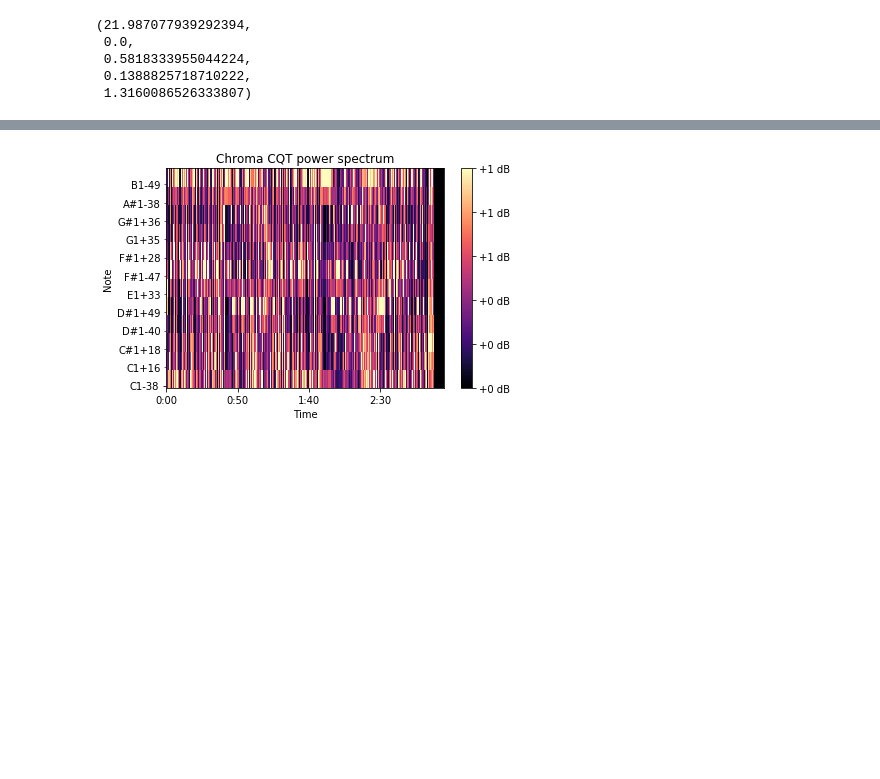
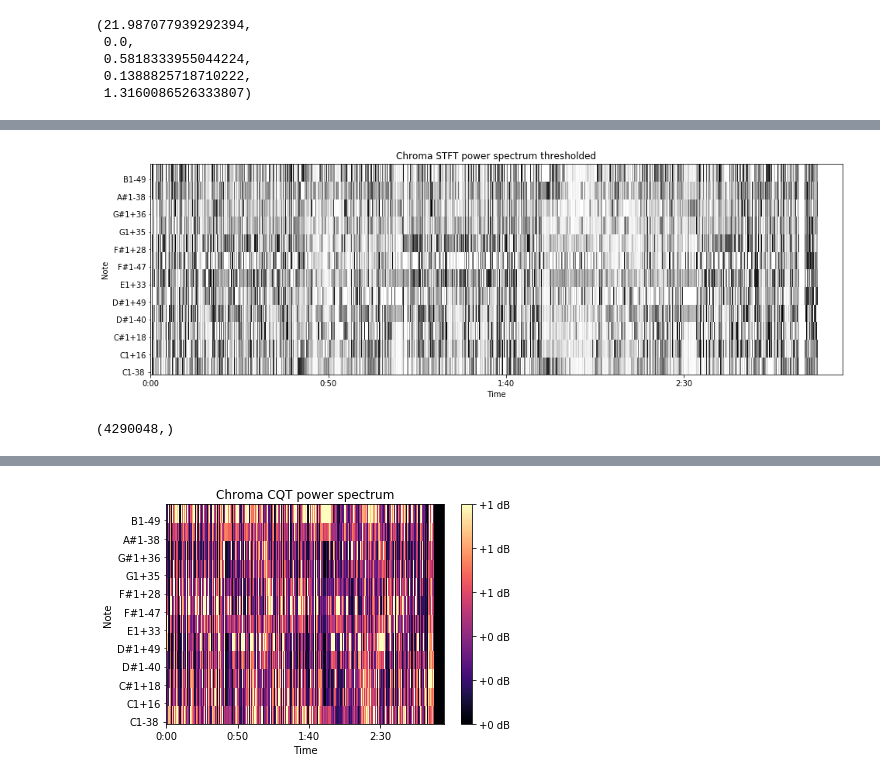
Before and after one commit to leomrocha/musicart, a Jupyter notebook: notebooks/Music-Transforms-Samples.ipynb, the cells around one changed output, grey strips where cells are left out. Saved outputs shown, nothing was run; the diff lists cells and outputs as text; code cells hidden in the pictures; blank space fills up the shorter version.

```diff
--- a/notebooks/Music-Transforms-Samples.ipynb
+++ b/notebooks/Music-Transforms-Samples.ipynb
@@ -215,0 +248,5 @@ plt.show()
+# %%
+threshold = 0.95
+thidx = chroma_stft > threshold
+chstft = np.copy(chroma_stft)
+chstft[thidx] = 0
@@ -215,0 +257,14 @@ plt.show()
+# %%
+plt.figure(figsize=(16, 5))
+librosa.display.specshow(chstft, x_axis='time', y_axis='cqt_note',cmap='gray_r')
+# plt.colorbar(format='%+2.0f dB')
+plt.title('Chroma STFT power spectrum thresholded')
+# plt.tight_layout()
+plt.savefig(outbasename+"Chroma-STFT-power-spect-theshold.png")
+plt.show()
+# %% [output]
+[figure, added]
+# %%
+y.shape
+# %% [output]
+(4290048,)
```
Also changed, not shown: parts of 23 cells of this notebook, 4 other files.
